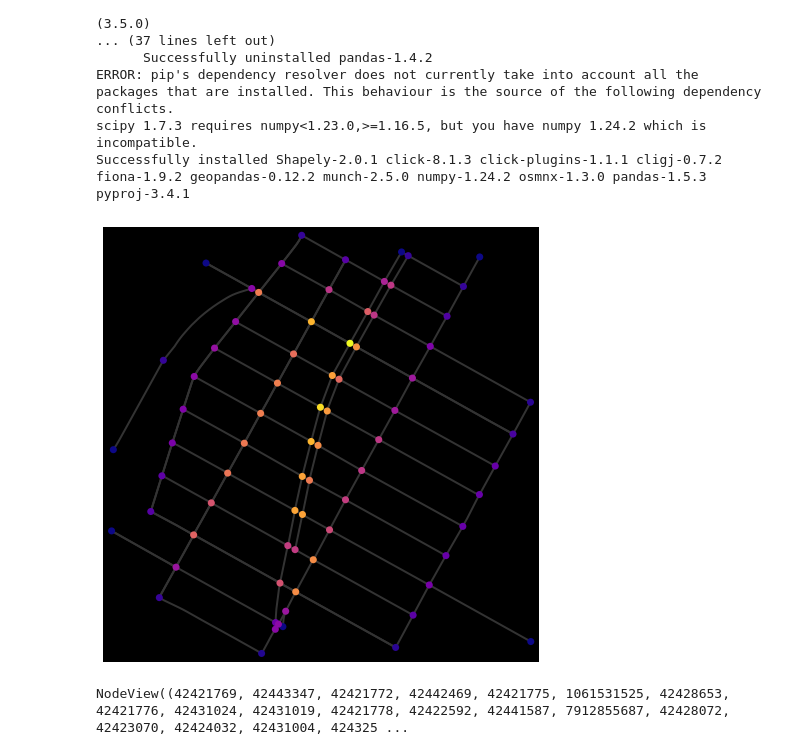
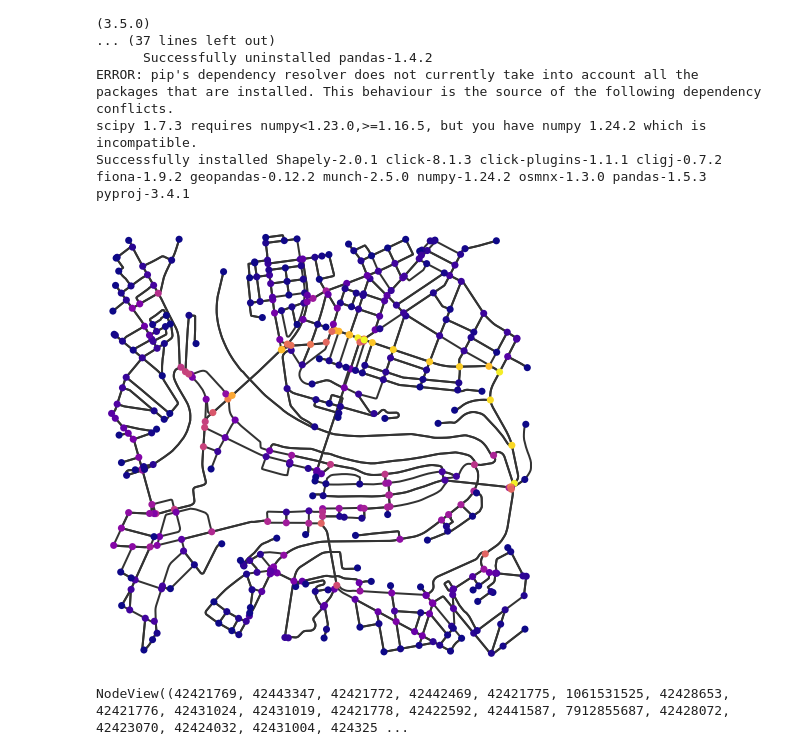
Before and after one commit to ethz-coss/decongested, a Jupyter notebook: networkx.ipynb, the cells around one changed output. Cells and saved outputs as stored; diff of their text form; code cells hidden in the pictures.

```diff
--- a/networkx.ipynb
+++ b/networkx.ipynb
@@ -869,38 +871,39 @@ import osmnx as ox
 ox.config(use_cache=True, log_console=True)
 
 # download street network data from OSM and construct a MultiDiGraph model
-G = ox.graph_from_point((40.78172133353491, -73.98089508177232), dist=500, network_type="drive")
+G = ox.graph_from_point((46.95015093029664, 7.447944087632389), dist=1000, network_type="drive")
 # G = ox.graph_from_place("Brooklyn, USA")
 # G = ox.graph_from_place("Brooklyn, USA", network_type="drive")
 
 # impute edge (driving) speeds and calculate edge traversal times
 G = ox.add_edge_speeds(G)
 G = ox.add_edge_travel_times(G)
 
 # you can convert MultiDiGraph to/from geopandas GeoDataFrames
 gdf_nodes, gdf_edges = ox.graph_to_gdfs(G)
 G = ox.graph_from_gdfs(gdf_nodes, gdf_edges, graph_attrs=G.graph)
 
 # convert MultiDiGraph to DiGraph to use nx.betweenness_centrality function
 # choose between parallel edges by minimizing travel_time attribute value
 D = ox.utils_graph.get_digraph(G, weight="travel_time")
 
 # calculate node betweenness centrality, weighted by travel time
 bc = nx.betweenness_centrality(D, weight="travel_time", normalized=True)
 nx.set_node_attributes(G, values=bc, name="bc")
 
 # plot the graph, coloring nodes by betweenness centrality
 nc = ox.plot.get_node_colors_by_attr(G, "bc", cmap="plasma")
 fig, ax = ox.plot_graph(
-    G, bgcolor="k", node_color=nc, node_size=50, edge_linewidth=2, edge_color="#333333"
+    G, bgcolor="w", node_color=nc, node_size=50, edge_linewidth=2, edge_color="#333333", save=True,
+    filepath="./bern_osmnx.png"
 )
 
 # save graph to shapefile, geopackage, or graphml
 ox.save_graph_shapefile(G, filepath="./graph_shapefile/")
 ox.save_graph_geopackage(G, filepath="./graph.gpkg")
 ox.save_graphml(G, filepath="./graph.graphml")
 # %% [output]
-[figure, old version]
+[figure, new version]
 # %%
 G.nodes()
 # %% [output]
```
Also changed, not shown: parts of 1 cell of this notebook, 5 other files.
